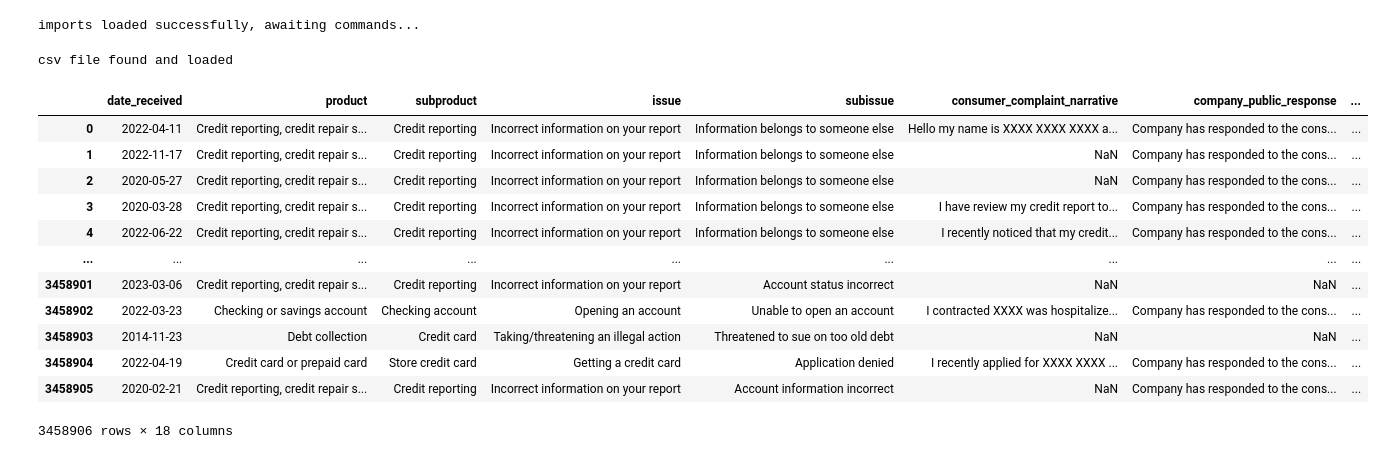
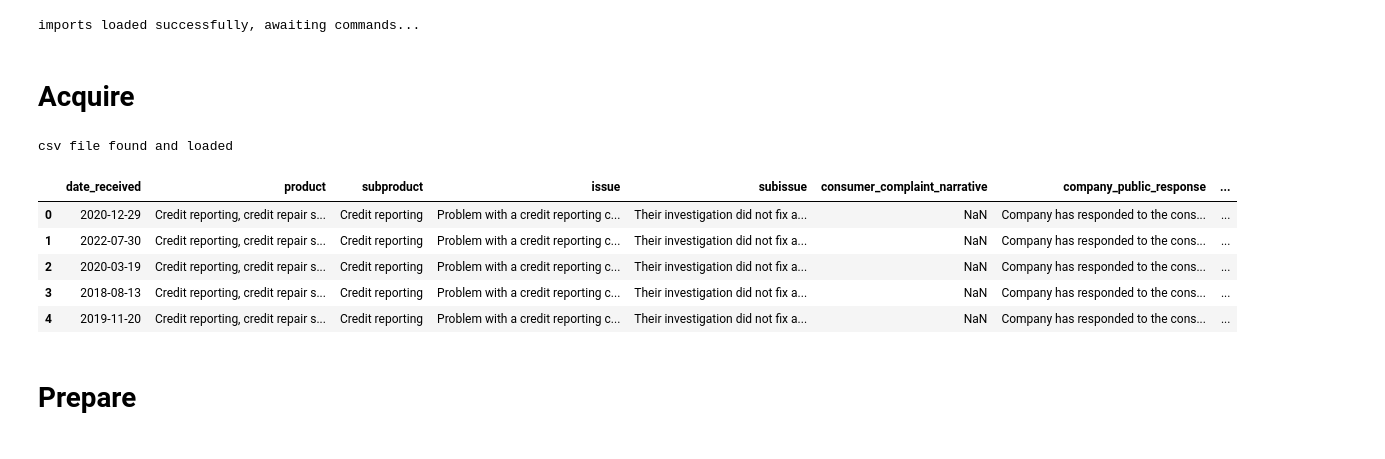
Before and after one commit to DATA-TRAC/consumer-complaint-response, a Jupyter notebook: tyler_notebook.ipynb, the cells around one changed output. Cells and saved outputs as stored; diff of their text form; code cells hidden in the pictures.

```diff
--- a/tyler_notebook.ipynb
+++ b/tyler_notebook.ipynb
@@ -31,6 +30,8 @@ from sklearn.model_selection import train_test_split
 import wrangle as w
 # %% [output]
 imports loaded successfully, awaiting commands...
+# %% [markdown]
+# Acquire
 # %%
 # from google.oauth2 import service_account
 # import pandas_gbq
@@ -42,19 +43,12 @@ imports loaded successfully, awaiting commands...
 # df
 # %%
 df = w.check_file_exists_gbq('cfpb.csv','service_key.json')
-df
+df.head(5)
 # %% [output]
 csv file found and loaded
 |  | date_received | product | subproduct | issue | subissue | consumer_complaint_narrative | company_public_response | ... |
-| 0 | 2022-04-11 | Credit reporting, credit repair s... | Credit reporting | Incorrect information on your report | Information belongs to someone else | Hello my name is XXXX XXXX XXXX a... | Company has responded to the cons... | ... |
-| 1 | 2022-11-17 | Credit reporting, credit repair s... | Credit reporting | Incorrect information on your report | Information belongs to someone else | NaN | Company has responded to the cons... | ... |
-| 2 | 2020-05-27 | Credit reporting, credit repair s... | Credit reporting | Incorrect information on your report | Information belongs to someone else | NaN | Company has responded to the cons... | ... |
-| 3 | 2020-03-28 | Credit reporting, credit repair s... | Credit reporting | Incorrect information on your report | Information belongs to someone else | I have review my credit report to... | Company has responded to the cons... | ... |
-| 4 | 2022-06-22 | Credit reporting, credit repair s... | Credit reporting | Incorrect information on your report | Information belongs to someone else | I recently noticed that my credit... | Company has responded to the cons... | ... |
-| ... | ... | ... | ... | ... | ... | ... | ... | ... |
-| 3458901 | 2023-03-06 | Credit reporting, credit repair s... | Credit reporting | Incorrect information on your report | Account status incorrect | NaN | NaN | ... |
-| 3458902 | 2022-03-23 | Checking or savings account | Checking account | Opening an account | Unable to open an account | I contracted XXXX was hospitalize... | Company has responded to the cons... | ... |
-| 3458903 | 2014-11-23 | Debt collection | Credit card | Taking/threatening an illegal action | Threatened to sue on too old debt | NaN | NaN | ... |
-| 3458904 | 2022-04-19 | Credit card or prepaid card | Store credit card | Getting a credit card | Application denied | I recently applied for XXXX XXXX ... | Company has responded to the cons... | ... |
-| 3458905 | 2020-02-21 | Credit reporting, credit repair s... | Credit reporting | Incorrect information on your report | Account information incorrect | NaN | Company has responded to the cons... | ... |
+| 0 | 2020-12-29 | Credit reporting, credit repair s... | Credit reporting | Problem with a credit reporting c... | Their investigation did not fix a... | NaN | Company has responded to the cons... | ... |
+| 1 | 2022-07-30 | Credit reporting, credit repair s... | Credit reporting | Problem with a credit reporting c... | Their investigation did not fix a... | NaN | Company has responded to the cons... | ... |
+| 2 | 2020-03-19 | Credit reporting, credit repair s... | Credit reporting | Problem with a credit reporting c... | Their investigation did not fix a... | NaN | Company has responded to the cons... | ... |
+| 3 | 2018-08-13 | Credit reporting, credit repair s... | Credit reporting | Problem with a credit reporting c... | Their investigation did not fix a... | NaN | Company has responded to the cons... | ... |
+| 4 | 2019-11-20 | Credit reporting, credit repair s... | Credit reporting | Problem with a credit reporting c... | Their investigation did not fix a... | NaN | Company has responded to the cons... | ... |
-3458906 rows × 18 columns
@@ -61 +57,3 @@ csv file found and loaded
+# %% [markdown]
+# Prepare
 # %%
```
Also changed, not shown: parts of 49 cells of this notebook.
